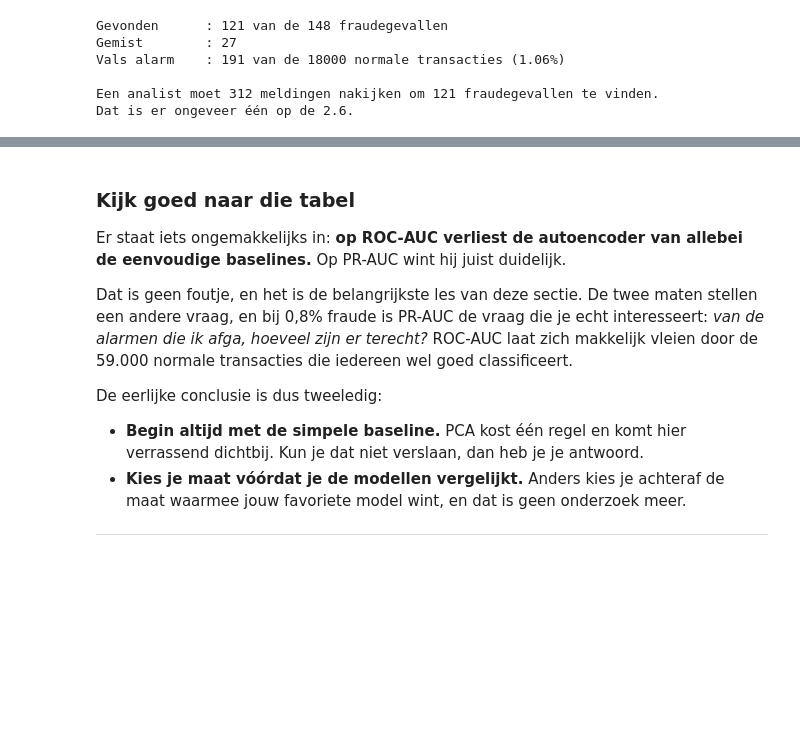
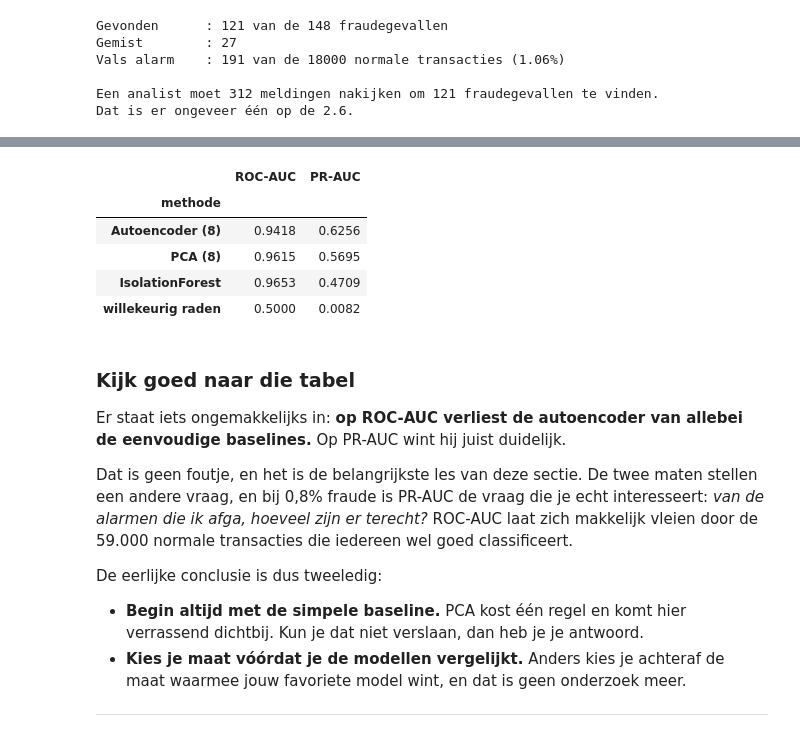
Before and after one commit to kristofsl/pxl-demo, a Jupyter notebook: 03-autoencoders/autoencoder-fraudedetectie.ipynb, the cells around one changed output, grey strips where cells are left out. Drawn from its saved outputs; the diff is of its cells as text; code cells hidden in the pictures; blank space fills up the shorter version.

```diff
--- a/03-autoencoders/autoencoder-fraudedetectie.ipynb
+++ b/03-autoencoders/autoencoder-fraudedetectie.ipynb
@@ -530,3 +531,34 @@ Dat is er ongeveer één op de 2.6.
+# %%
+X_train_n = scaler.transform(X_train[y_train == 0])
+X_test_s  = scaler.transform(X_test)
+
+# --- baseline 1: PCA met evenveel componenten als onze flessenhals ---
+pca = PCA(n_components=8, random_state=RANDOM_STATE).fit(X_train_n)
+heropgebouwd = pca.inverse_transform(pca.transform(X_test_s))
+fout_pca = ((X_test_s - heropgebouwd) ** 2).mean(axis=1)
+
+# --- baseline 2: IsolationForest, ook alleen op normale transacties ---
+iso = IsolationForest(n_estimators=200, random_state=RANDOM_STATE).fit(X_train_n)
+score_iso = -iso.score_samples(X_test_s)      # min-teken: hoger = vreemder
+
+vergelijking = pd.DataFrame([
+    {"methode": "Autoencoder (8)", "ROC-AUC": roc_auc_score(y_test, fout_test),
+     "PR-AUC": average_precision_score(y_test, fout_test)},
+    {"methode": "PCA (8)", "ROC-AUC": roc_auc_score(y_test, fout_pca),
+     "PR-AUC": average_precision_score(y_test, fout_pca)},
+    {"methode": "IsolationForest", "ROC-AUC": roc_auc_score(y_test, score_iso),
+     "PR-AUC": average_precision_score(y_test, score_iso)},
+    {"methode": "willekeurig raden", "ROC-AUC": 0.5, "PR-AUC": y_test.mean()},
+]).set_index("methode").round(4)
+
+display(vergelijking)
+# %% [output]
+|  | ROC-AUC | PR-AUC |
+| methode |  |  |
+| Autoencoder (8) | 0.9418 | 0.6256 |
+| PCA (8) | 0.9615 | 0.5695 |
+| IsolationForest | 0.9653 | 0.4709 |
+| willekeurig raden | 0.5000 | 0.0082 |
 # %% [markdown]
 ### Kijk goed naar die tabel
 
```
Also changed, not shown: parts of 3 cells of this notebook, 9 other files.
